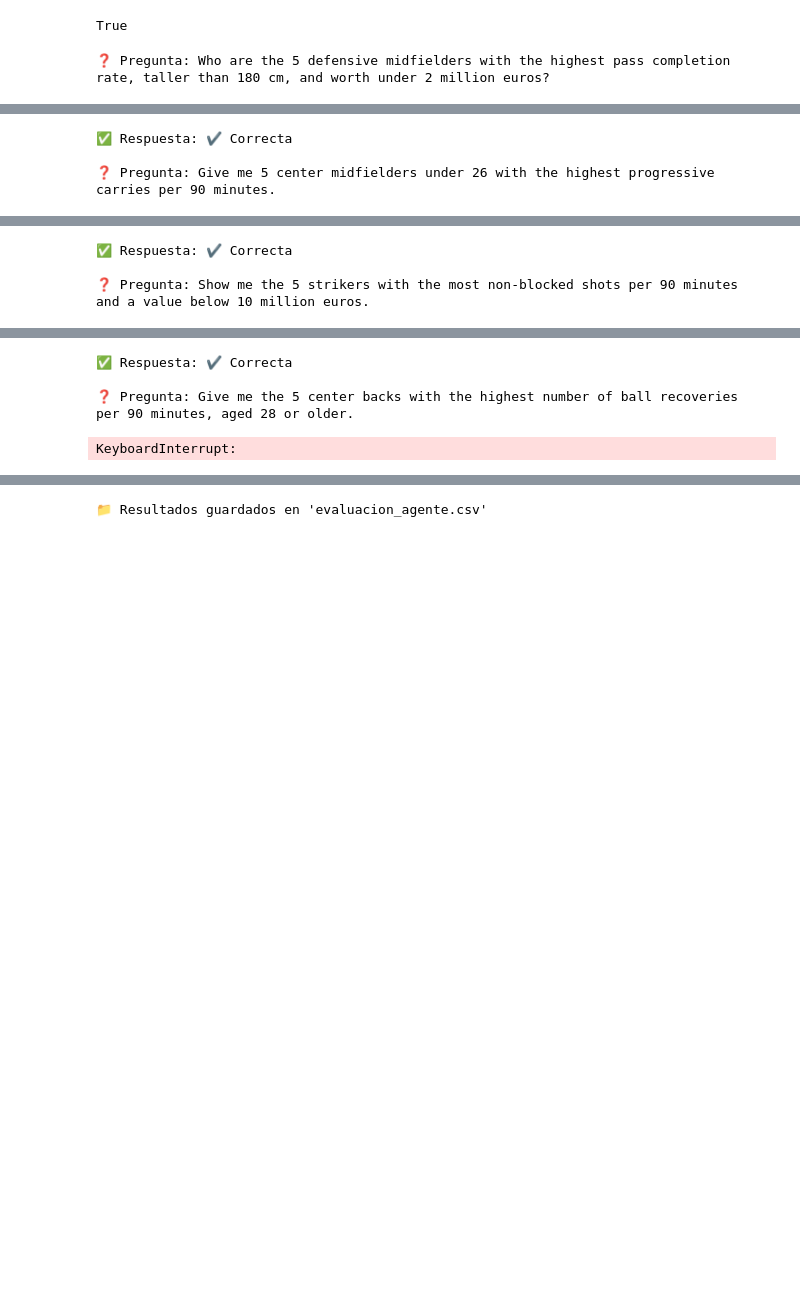
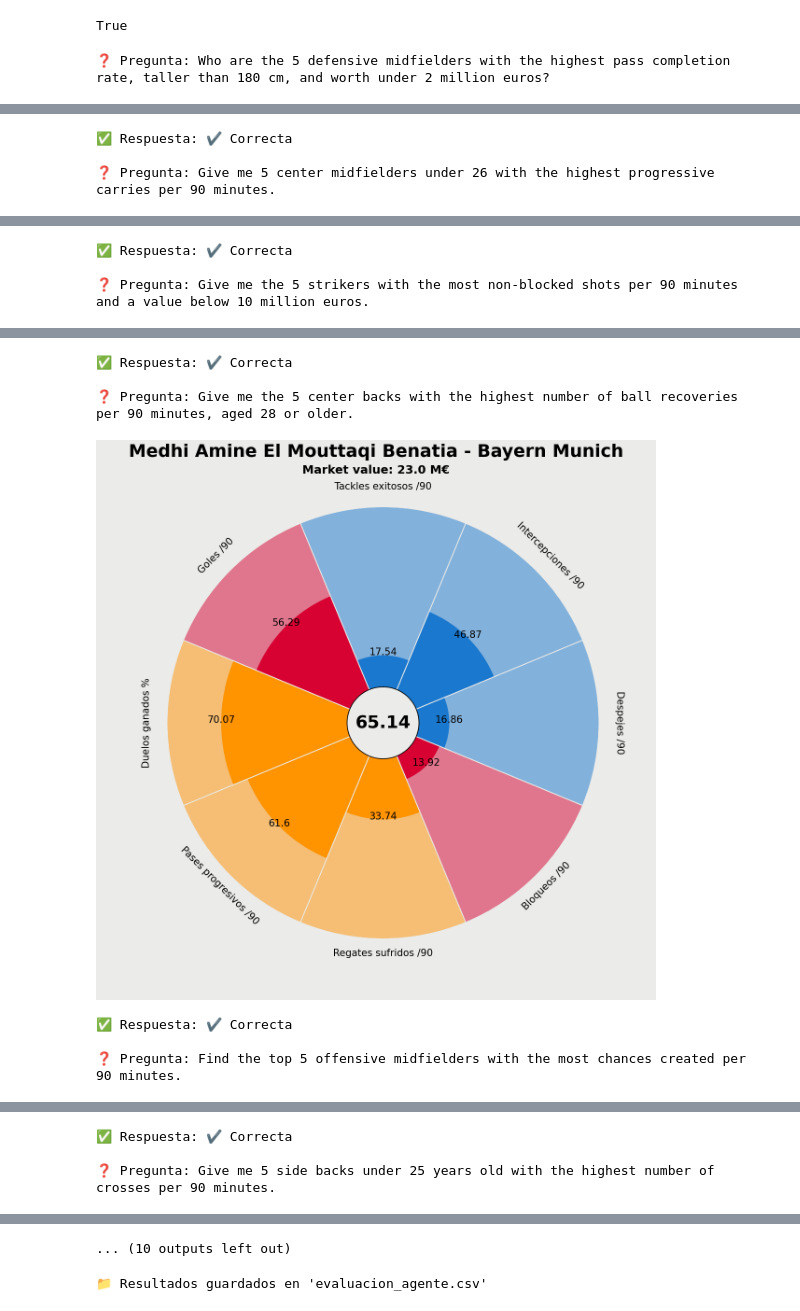
Before and after one commit to Germiprogramer/TFG-Agente-de-Scouting, a Jupyter notebook: 6. Evaluación agente.ipynb, the cells around one changed output, grey strips where cells are left out. Drawn from its saved outputs; the diff is of its cells as text; code cells hidden in the pictures; blank space fills up the shorter version.

```diff
--- a/6. Evaluación agente.ipynb
+++ b/6. Evaluación agente.ipynb
@@ -136,7 +133,7 @@ def evaluate_agent_answer(question, agent_answer, expected_players_str):
 # --- PROCESO AUTOMÁTICO ---
 historial = []
 
-for idx, row in df_ground_truths.iterrows():
+for idx, row in df_ground_truths.head(10).iterrows():
     question = row["question"]
     expected_players_str = row["expected_players"]
 
@@ -176,3 +170,3 @@ for idx, row in df_ground_truths.iterrows():
 ✅ Respuesta: ✔️ Correcta
 
-❓ Pregunta: Show me the 5 strikers with the most non-blocked shots per 90 minutes and a value below 10 million euros.
+❓ Pregunta: Give me the 5 strikers with the most non-blocked shots per 90 minutes and a value below 10 million euros.
@@ -181,4 +175,7 @@ for idx, row in df_ground_truths.iterrows():
 ✅ Respuesta: ✔️ Correcta
 
 ❓ Pregunta: Give me the 5 center backs with the highest number of ball recoveries per 90 minutes, aged 28 or older.
+[figure, added]
-KeyboardInterrupt:
+✅ Respuesta: ✔️ Correcta
+
+❓ Pregunta: Find the top 5 offensive midfielders with the most chances created per 90 minutes.
@@ -184,0 +184,3 @@ KeyboardInterrupt:
+✅ Respuesta: ✔️ Correcta
+
+❓ Pregunta: Give me 5 side backs under 25 years old with the highest number of crosses per 90 minutes.
@@ -185,3 +189,4 @@ KeyboardInterrupt:
+... (10 outputs left out)
 # %%
 # --- GUARDAR RESULTADOS ---
 df_resultado = pd.DataFrame(historial)
```
Also changed, not shown: parts of 9 cells of this notebook, 10 other files.
